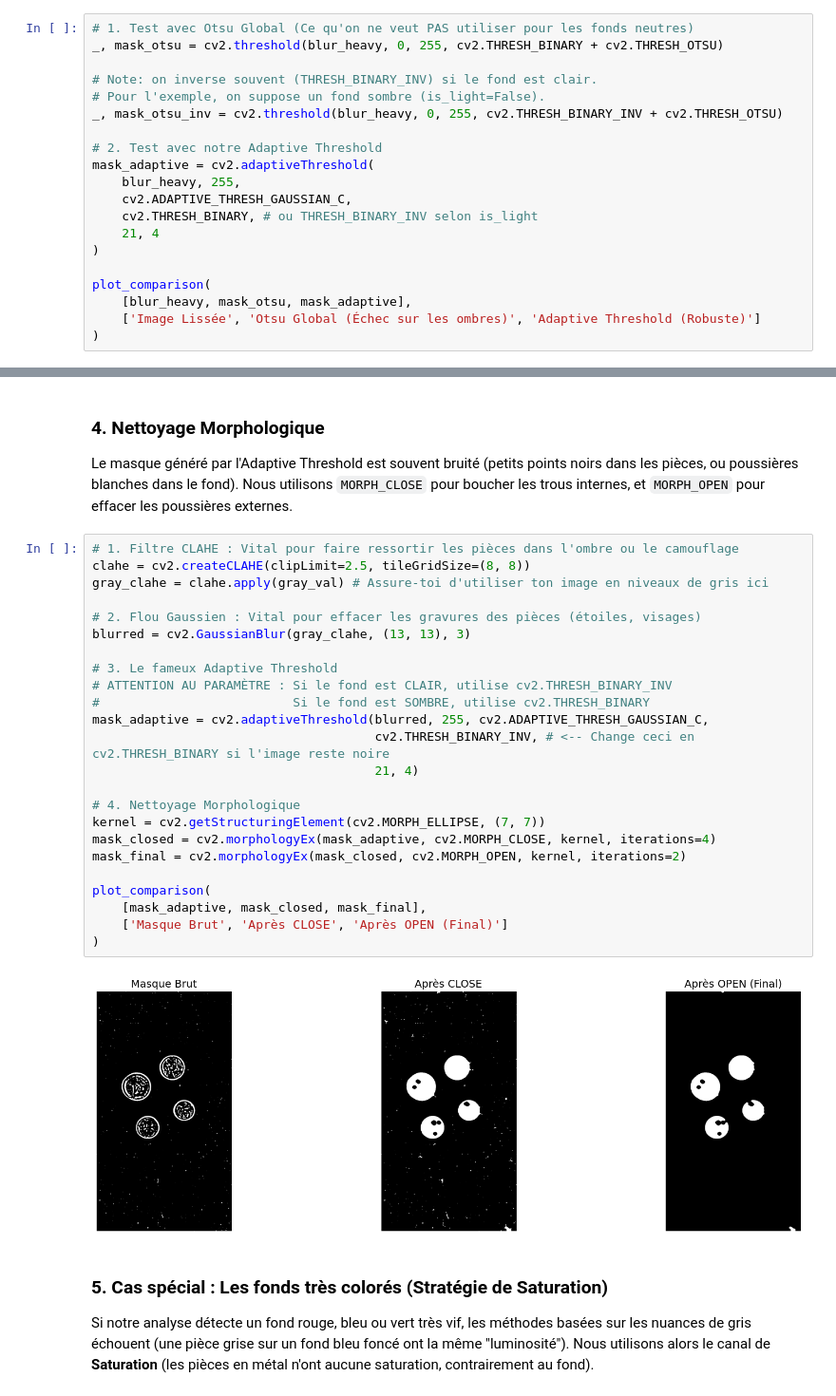
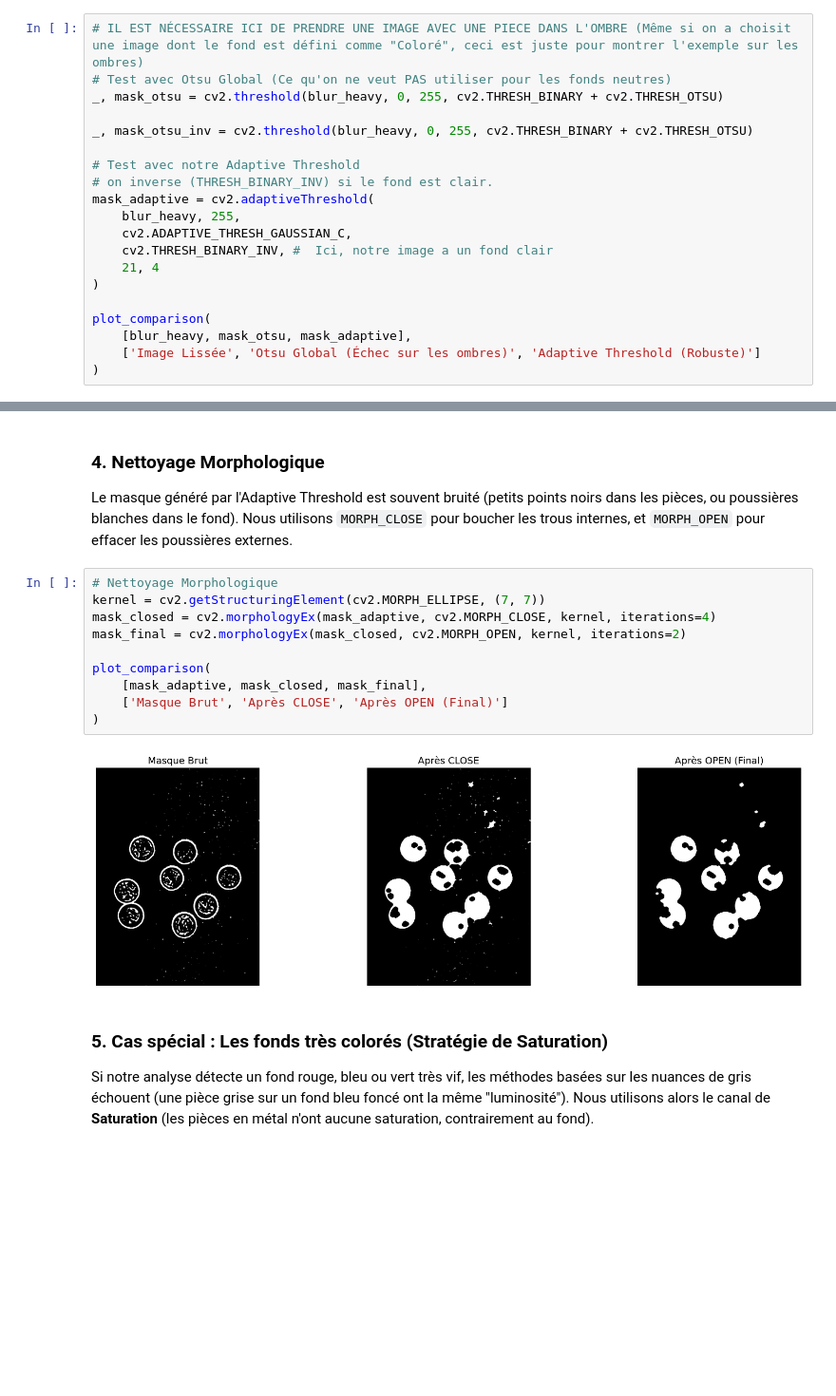
Before and after one commit to Aya-chihoub/Projet-Analyse-img-M1, a Jupyter notebook: notebook_Detection.ipynb, the cells around one changed output, grey strips where cells are left out. Shown at 95% size. Saved outputs shown, nothing was run; the diff lists cells and outputs as text; blank space fills up the shorter version.

```diff
--- a/notebook_Detection.ipynb
+++ b/notebook_Detection.ipynb
@@ -86,18 +118,18 @@ Si l'image a une moitié à l'ombre et une moitié au soleil, Otsu échoue.
 
 L'**Adaptive Threshold** calcule un seuil dynamique pour chaque petite région de 21x21 pixels.
 # %%
-# 1. Test avec Otsu Global (Ce qu'on ne veut PAS utiliser pour les fonds neutres)
+# IL EST NÉCESSAIRE ICI DE PRENDRE UNE IMAGE AVEC UNE PIECE DANS L'OMBRE (Même si on a choisit une image dont le fond est défini comme "Coloré", ceci est juste pour montrer l'exemple sur les ombres)
+# Test avec Otsu Global (Ce qu'on ne veut PAS utiliser pour les fonds neutres)
 _, mask_otsu = cv2.threshold(blur_heavy, 0, 255, cv2.THRESH_BINARY + cv2.THRESH_OTSU)
 
-# Note: on inverse souvent (THRESH_BINARY_INV) si le fond est clair.
-# Pour l'exemple, on suppose un fond sombre (is_light=False).
-_, mask_otsu_inv = cv2.threshold(blur_heavy, 0, 255, cv2.THRESH_BINARY_INV + cv2.THRESH_OTSU)
+_, mask_otsu_inv = cv2.threshold(blur_heavy, 0, 255, cv2.THRESH_BINARY + cv2.THRESH_OTSU)
 
-# 2. Test avec notre Adaptive Threshold
+# Test avec notre Adaptive Threshold
+# on inverse (THRESH_BINARY_INV) si le fond est clair.
 mask_adaptive = cv2.adaptiveThreshold(
     blur_heavy, 255,
     cv2.ADAPTIVE_THRESH_GAUSSIAN_C,
-    cv2.THRESH_BINARY, # ou THRESH_BINARY_INV selon is_light
+    cv2.THRESH_BINARY_INV, #  Ici, notre image a un fond clair
     21, 4
 )
 
@@ -111,31 +143,17 @@ plot_comparison(
 ### 4. Nettoyage Morphologique
 Le masque généré par l'Adaptive Threshold est souvent bruité (petits points noirs dans les pièces, ou poussières blanches dans le fond). Nous utilisons `MORPH_CLOSE` pour boucher les trous internes, et `MORPH_OPEN` pour effacer les poussières externes.
 # %%
-# 1. Filtre CLAHE : Vital pour faire ressortir les pièces dans l'ombre ou le camouflage
-clahe = cv2.createCLAHE(clipLimit=2.5, tileGridSize=(8, 8))
-gray_clahe = clahe.apply(gray_val) # Assure-toi d'utiliser ton image en niveaux de gris ici
-
-# 2. Flou Gaussien : Vital pour effacer les gravures des pièces (étoiles, visages)
-blurred = cv2.GaussianBlur(gray_clahe, (13, 13), 3)
-
-# 3. Le fameux Adaptive Threshold
-# ATTENTION AU PARAMÈTRE : Si le fond est CLAIR, utilise cv2.THRESH_BINARY_INV
-#                          Si le fond est SOMBRE, utilise cv2.THRESH_BINARY
-mask_adaptive = cv2.adaptiveThreshold(blurred, 255, cv2.ADAPTIVE_THRESH_GAUSSIAN_C,
-                                      cv2.THRESH_BINARY_INV, # <-- Change ceci en cv2.THRESH_BINARY si l'image reste noire
-                                      21, 4)
-
-# 4. Nettoyage Morphologique
+# Nettoyage Morphologique
 kernel = cv2.getStructuringElement(cv2.MORPH_ELLIPSE, (7, 7))
 mask_closed = cv2.morphologyEx(mask_adaptive, cv2.MORPH_CLOSE, kernel, iterations=4)
 mask_final = cv2.morphologyEx(mask_closed, cv2.MORPH_OPEN, kernel, iterations=2)
 
 plot_comparison(
     [mask_adaptive, mask_closed, mask_final],
     ['Masque Brut', 'Après CLOSE', 'Après OPEN (Final)']
 )
 # %% [output]
-[figure, old version]
+[figure, new version]
 # %% [markdown]
 ### 5. Cas spécial : Les fonds très colorés (Stratégie de Saturation)
 Si notre analyse détecte un fond rouge, bleu ou vert très vif, les méthodes basées sur les nuances de gris échouent (une pièce grise sur un fond bleu foncé ont la même "luminosité").
```
Also changed, not shown: parts of 26 cells of this notebook, 10 other files.
